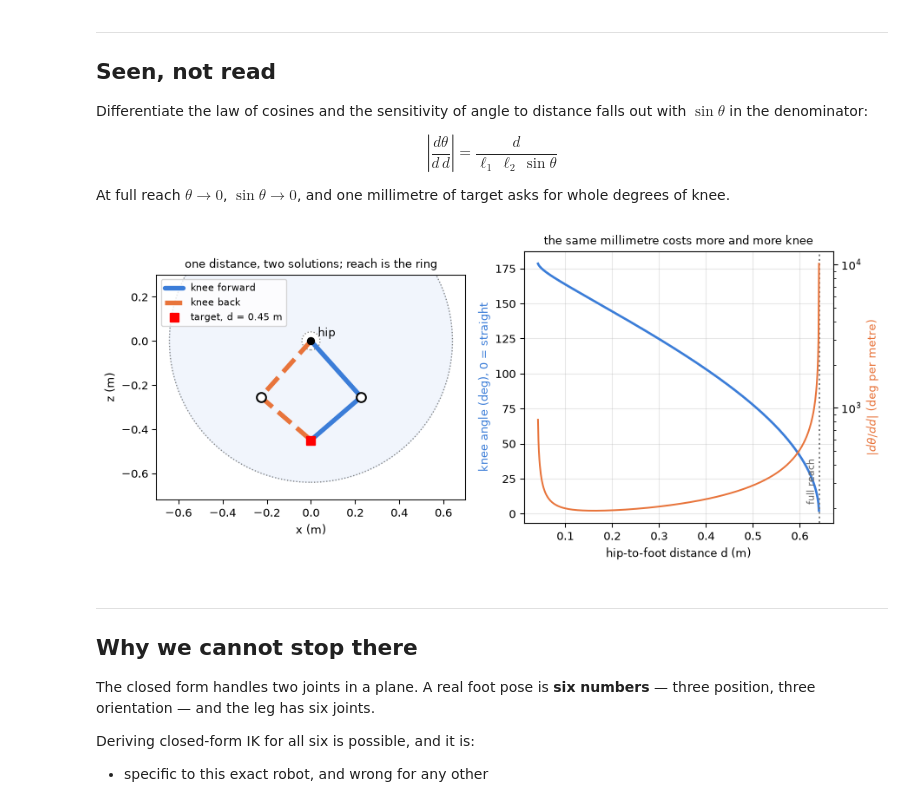
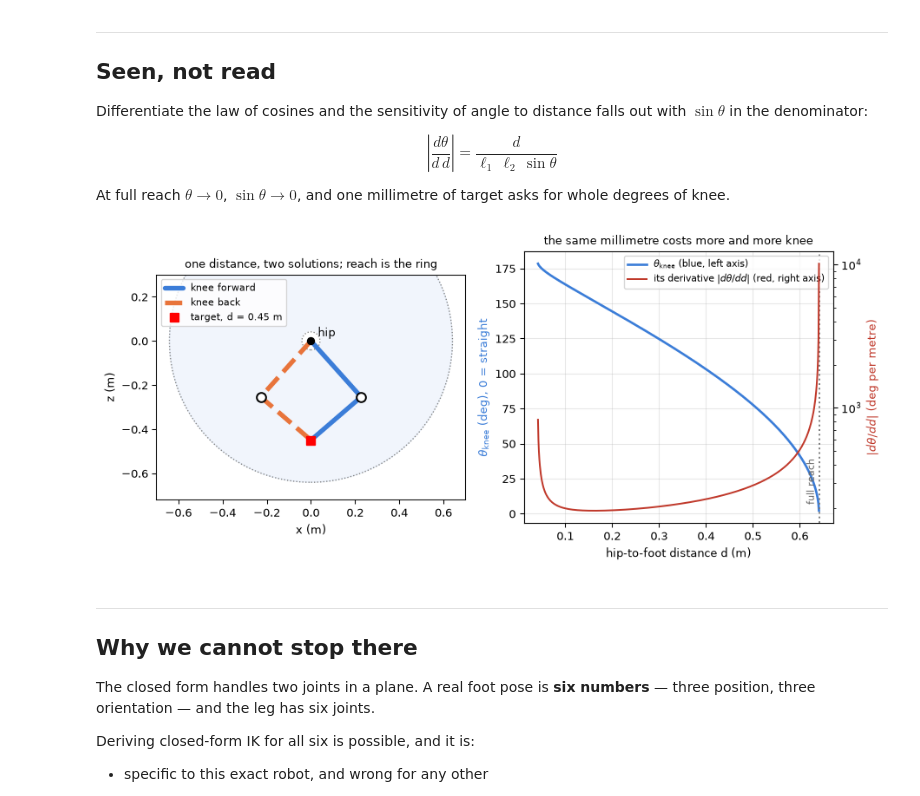
Before and after one commit to gnoejh/soc4180, a Jupyter notebook: weeks/03-inverse-kinematics/lab.ipynb, the cells around one changed output. Saved outputs shown, nothing was run; the diff lists cells and outputs as text; code cells hidden in the pictures.

```diff
--- a/weeks/03-inverse-kinematics/lab.ipynb
+++ b/weeks/03-inverse-kinematics/lab.ipynb
@@ -224,38 +224,40 @@ fig, (ax0, ax1) = plt.subplots(1, 2, figsize=(9.6, 4.2))
 # left: one target distance, both solutions, drawn inside the reachable ring
 d_show = 0.45
 phi = np.arccos((thigh**2 + d_show**2 - shin**2) / (2 * thigh * d_show))   # hip angle
 ax0.add_patch(plt.Circle((0, 0), thigh + shin, color="#3b7dd8", alpha=0.07, zorder=0))
 ax0.add_patch(plt.Circle((0, 0), abs(thigh - shin), color="w", zorder=1))
 for r in (thigh + shin, abs(thigh - shin)):
     ax0.add_patch(plt.Circle((0, 0), r, fill=False, ls=":", color="0.5", zorder=1))
 for sgn, style, col, label in ((+1, "-", "#3b7dd8", "knee forward"),
                                (-1, "--", "#e8743b", "knee back")):
     kx, kz = sgn * thigh * np.sin(phi), -thigh * np.cos(phi)
     ax0.plot([0, kx, 0], [0, kz, -d_show], style, lw=4, color=col,
              solid_capstyle="round", label=label, zorder=3)
     ax0.plot(kx, kz, "o", ms=8, color="w", mec="k", mew=1.5, zorder=4)
 ax0.plot(0, 0, "ko", ms=6, zorder=4)
 ax0.plot(0, -d_show, "rs", ms=8, label=f"target, d = {d_show} m", zorder=4)
 ax0.annotate("hip", (0, 0), xytext=(6, 4), textcoords="offset points")
 ax0.set_aspect("equal"); ax0.set_xlim(-0.7, 0.7); ax0.set_ylim(-0.72, 0.3)
 ax0.set_xlabel("x (m)"); ax0.set_ylabel("z (m)")
 ax0.legend(fontsize=8, loc="upper left")
 ax0.set_title("one distance, two solutions; reach is the ring", fontsize=10)
 
 # right: knee angle and its sensitivity against distance
-ax1.plot(d, np.degrees(bend), lw=2, color="#3b7dd8")
+l_theta, = ax1.plot(d, np.degrees(bend), lw=2, color="#3b7dd8", label=r"$\theta_{\rm knee}$ (blue, left axis)")
 ax1.set_xlabel("hip-to-foot distance d (m)")
-ax1.set_ylabel("knee angle (deg), 0 = straight", color="#3b7dd8")
+ax1.set_ylabel(r"$\theta_{\rm knee}$ (deg), 0 = straight", color="#3b7dd8")
 ax1.axvline(thigh + shin, color="0.5", ls=":")
 ax1.text(thigh + shin - 0.006, 8, "full reach", rotation=90, fontsize=8, color="0.4", ha="right")
 ax2 = ax1.twinx()
-ax2.semilogy(d, np.degrees(sens), lw=1.5, color="#e8743b")
-ax2.set_ylabel(r"$|d\theta/dd|$ (deg per metre)", color="#e8743b")
+l_sens, = ax2.semilogy(d, np.degrees(sens), lw=1.5, color="#c0392b",
+                       label=r"its derivative $|d\theta/dd|$ (red, right axis)")
+ax2.set_ylabel(r"$|d\theta/dd|$ (deg per metre)", color="#c0392b")
+ax1.legend(handles=[l_theta, l_sens], fontsize=8, loc="upper right")
 ax1.set_title("the same millimetre costs more and more knee", fontsize=10)
 ax1.grid(alpha=0.3)
 fig.tight_layout(); plt.show()
 # %% [output]
-[figure, old version]
+[figure, new version]
 # %% [markdown]
 ------------------------------------------------------------------------
 
```
Also changed, not shown: 1 other file.
